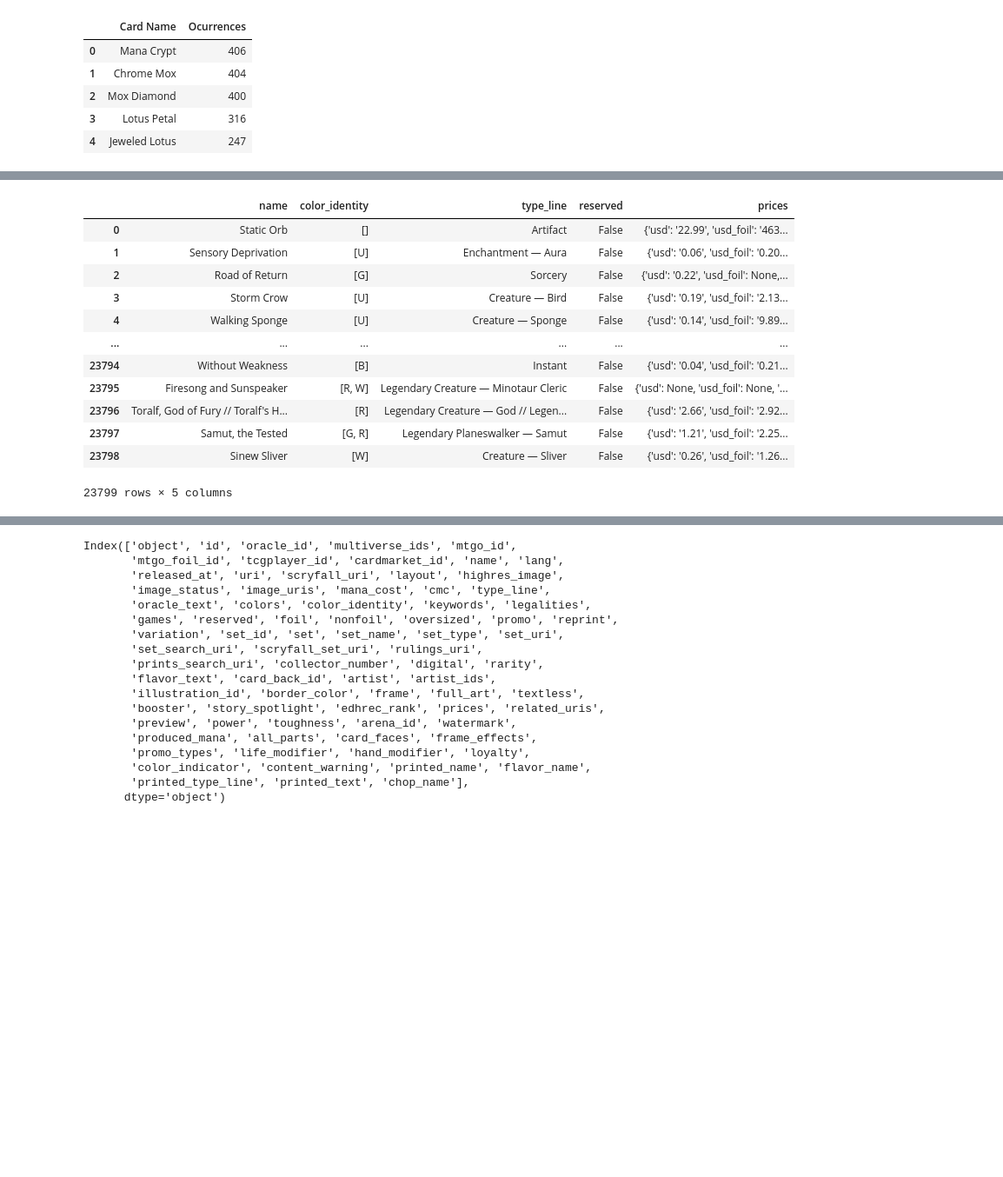
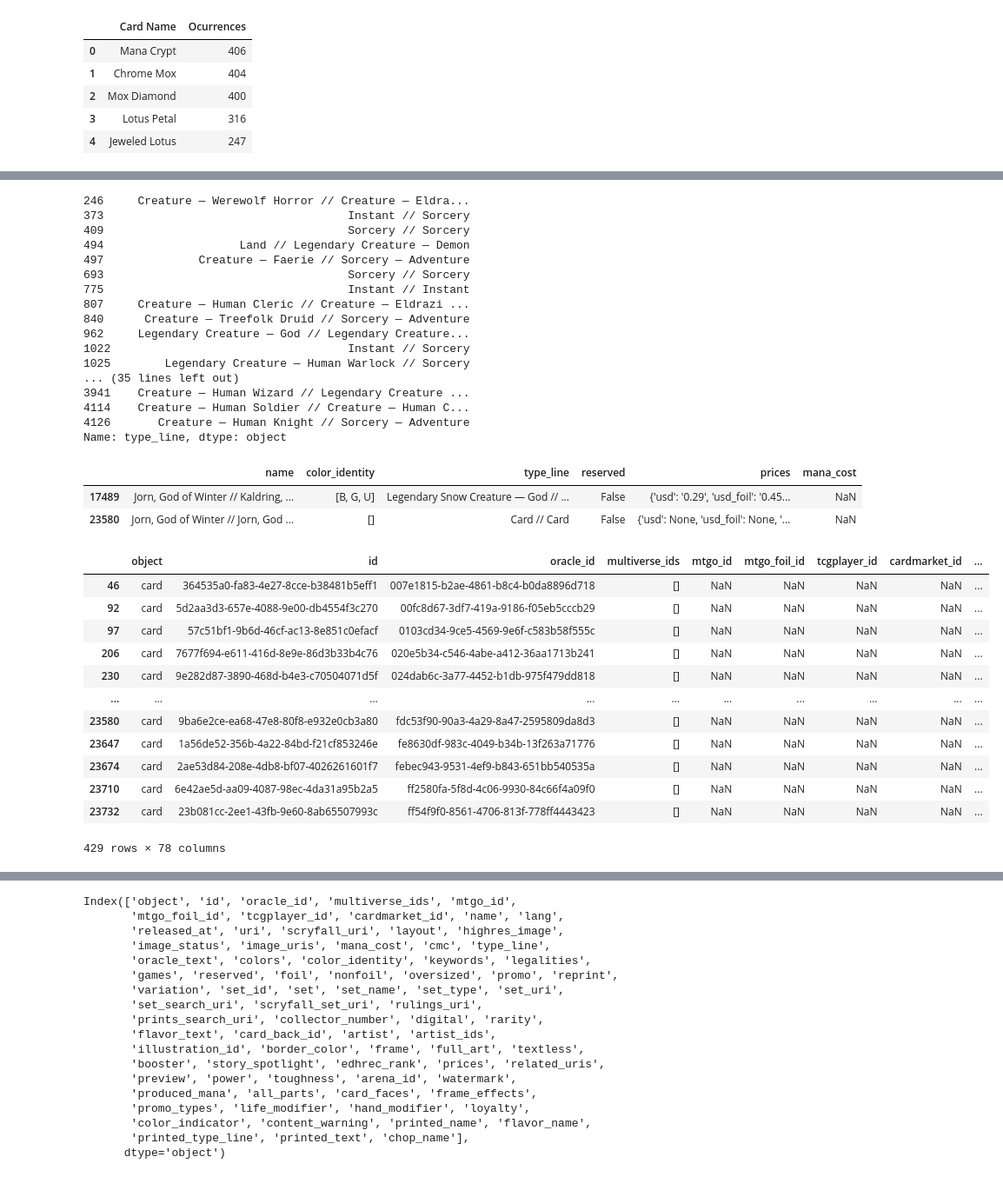
Before and after one commit to Aufban/MTG_Stapler, a Jupyter notebook: Stapler.ipynb, the cells around one changed output, grey strips where cells are left out. Shown at 87% size. Saved outputs shown, nothing was run; the diff lists cells and outputs as text; code cells hidden in the pictures; blank space fills up the shorter version.

```diff
--- a/Stapler.ipynb
+++ b/Stapler.ipynb
@@ -259,17 +266,43 @@ cedh = pd.read_json('results/competitiveCards_full.json')
 # %%
-scry_cols = ['name', 'color_identity', 'type_line', 'reserved' , 'prices' ]
-scry[scry_cols]
+scry_cols = ['name', 'color_identity', 'type_line', 'reserved' , 'prices', 'mana_cost' ]
+scry3[scry33'type_line'].str.contains('//))]['type_line'].head(50)
 # %% [output]
-|  | name | color_identity | type_line | reserved | prices |
-| 0 | Static Orb | [] | Artifact | False | {'usd': '22.99', 'usd_foil': '463... |
-| 1 | Sensory Deprivation | [U] | Enchantment — Aura | False | {'usd': '0.06', 'usd_foil': '0.20... |
-| 2 | Road of Return | [G] | Sorcery | False | {'usd': '0.22', 'usd_foil': None,... |
-| 3 | Storm Crow | [U] | Creature — Bird | False | {'usd': '0.19', 'usd_foil': '2.13... |
-| 4 | Walking Sponge | [U] | Creature — Sponge | False | {'usd': '0.14', 'usd_foil': '9.89... |
-| ... | ... | ... | ... | ... | ... |
-| 23794 | Without Weakness | [B] | Instant | False | {'usd': '0.04', 'usd_foil': '0.21... |
-| 23795 | Firesong and Sunspeaker | [R, W] | Legendary Creature — Minotaur Cleric | False | {'usd': None, 'usd_foil': None, '... |
-| 23796 | Toralf, God of Fury // Toralf's H... | [R] | Legendary Creature — God // Legen... | False | {'usd': '2.66', 'usd_foil': '2.92... |
-| 23797 | Samut, the Tested | [G, R] | Legendary Planeswalker — Samut | False | {'usd': '1.21', 'usd_foil': '2.25... |
-| 23798 | Sinew Sliver | [W] | Creature — Sliver | False | {'usd': '0.26', 'usd_foil': '1.26... |
-23799 rows × 5 columns
+246     Creature — Werewolf Horror // Creature — Eldra...
+373                                    Instant // Sorcery
+409                                    Sorcery // Sorcery
+494                    Land // Legendary Creature — Demon
+497              Creature — Faerie // Sorcery — Adventure
+693                                    Sorcery // Sorcery
+775                                    Instant // Instant
+807     Creature — Human Cleric // Creature — Eldrazi ...
+840      Creature — Treefolk Druid // Sorcery — Adventure
+962     Legendary Creature — God // Legendary Creature...
+1022                                   Instant // Sorcery
+1025        Legendary Creature — Human Warlock // Sorcery
+... (35 lines left out)
+3941    Creature — Human Wizard // Legendary Creature ...
+4114    Creature — Human Soldier // Creature — Human C...
+4126       Creature — Human Knight // Sorcery — Adventure
+Name: type_line, dtype: object
+# %%
+scry[scry['name'].str.contains('Jorn')][scry_cols].head(50)
+# %% [output]
+|  | name | color_identity | type_line | reserved | prices | mana_cost |
+| 17489 | Jorn, God of Winter // Kaldring, ... | [B, G, U] | Legendary Snow Creature — God // ... | False | {'usd': '0.29', 'usd_foil': '0.45... | NaN |
+| 23580 | Jorn, God of Winter // Jorn, God ... | [] | Card // Card | False | {'usd': None, 'usd_foil': None, '... | NaN |
+# %%
+scry[scry['type_line']=='Card // Card']
+# %% [output]
+|  | object | id | oracle_id | multiverse_ids | mtgo_id | mtgo_foil_id | tcgplayer_id | cardmarket_id | ... |
+| 46 | card | 364535a0-fa83-4e27-8cce-b38481b5eff1 | 007e1815-b2ae-4861-b8c4-b0da8896d718 | [] | NaN | NaN | NaN | NaN | ... |
+| 92 | card | 5d2aa3d3-657e-4088-9e00-db4554f3c270 | 00fc8d67-3df7-419a-9186-f05eb5cccb29 | [] | NaN | NaN | NaN | NaN | ... |
+| 97 | card | 57c51bf1-9b6d-46cf-ac13-8e851c0efacf | 0103cd34-9ce5-4569-9e6f-c583b58f555c | [] | NaN | NaN | NaN | NaN | ... |
+| 206 | card | 7677f694-e611-416d-8e9e-86d3b33b4c76 | 020e5b34-c546-4abe-a412-36aa1713b241 | [] | NaN | NaN | NaN | NaN | ... |
+| 230 | card | 9e282d87-3890-468d-b4e3-c70504071d5f | 024dab6c-3a77-4452-b1db-975f479dd818 | [] | NaN | NaN | NaN | NaN | ... |
+| ... | ... | ... | ... | ... | ... | ... | ... | ... | ... |
+| 23580 | card | 9ba6e2ce-ea68-47e8-80f8-e932e0cb3a80 | fdc53f90-90a3-4a29-8a47-2595809da8d3 | [] | NaN | NaN | NaN | NaN | ... |
+| 23647 | card | 1a56de52-356b-4a22-84bd-f21cf853246e | fe8630df-983c-4049-b34b-13f263a71776 | [] | NaN | NaN | NaN | NaN | ... |
+| 23674 | card | 2ae53d84-208e-4db8-bf07-4026261601f7 | febec943-9531-4ef9-b843-651bb540535a | [] | NaN | NaN | NaN | NaN | ... |
+| 23710 | card | 6e42ae5d-aa09-4087-98ec-4da31a95b2a5 | ff2580fa-5f8d-4c06-9930-84c66f4a09f0 | [] | NaN | NaN | NaN | NaN | ... |
+| 23732 | card | 23b081cc-2ee1-43fb-9e60-8ab65507993c | ff54f9f0-8561-4706-813f-778ff4443423 | [] | NaN | NaN | NaN | NaN | ... |
+429 rows × 78 columns
```
Also changed, not shown: parts of 7 cells of this notebook, 3 other files.
